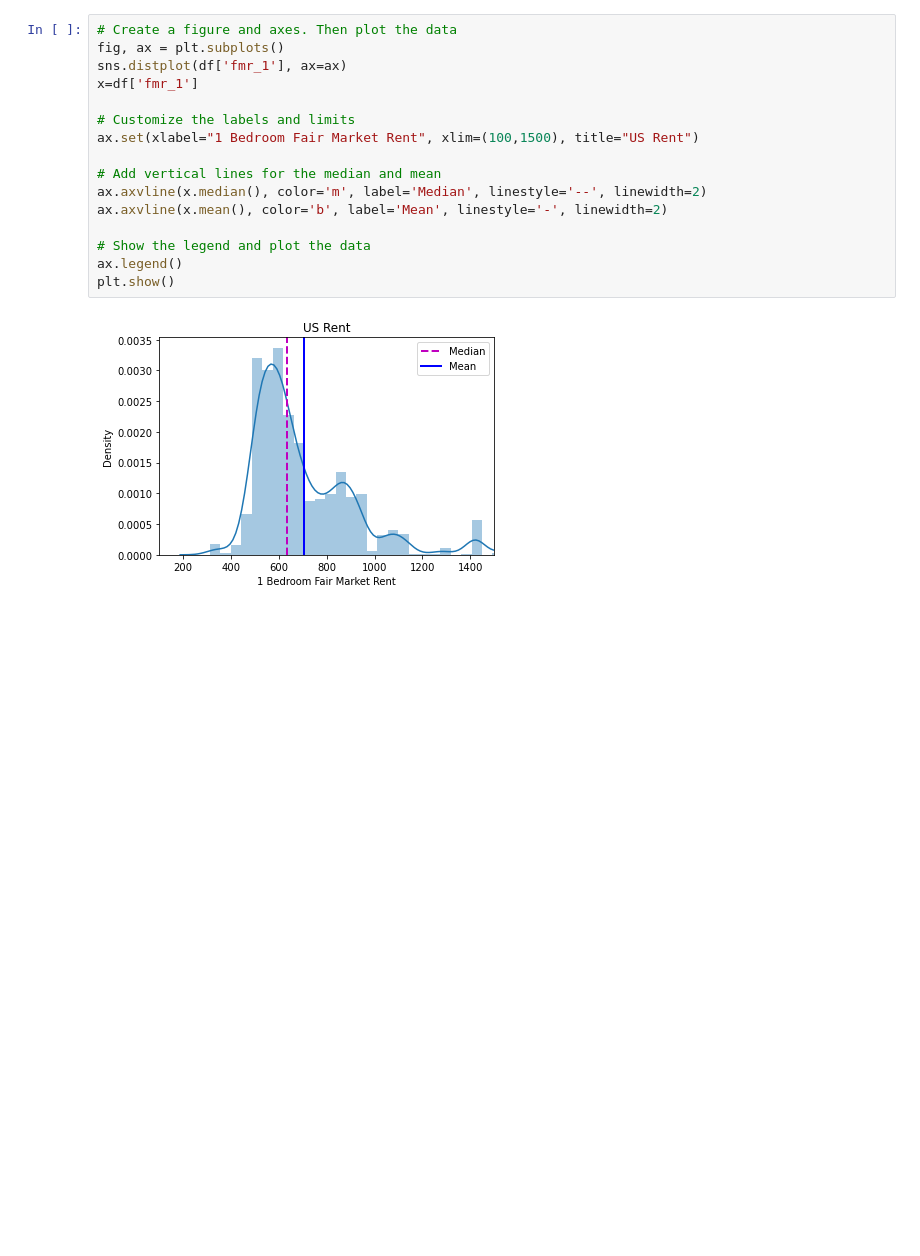
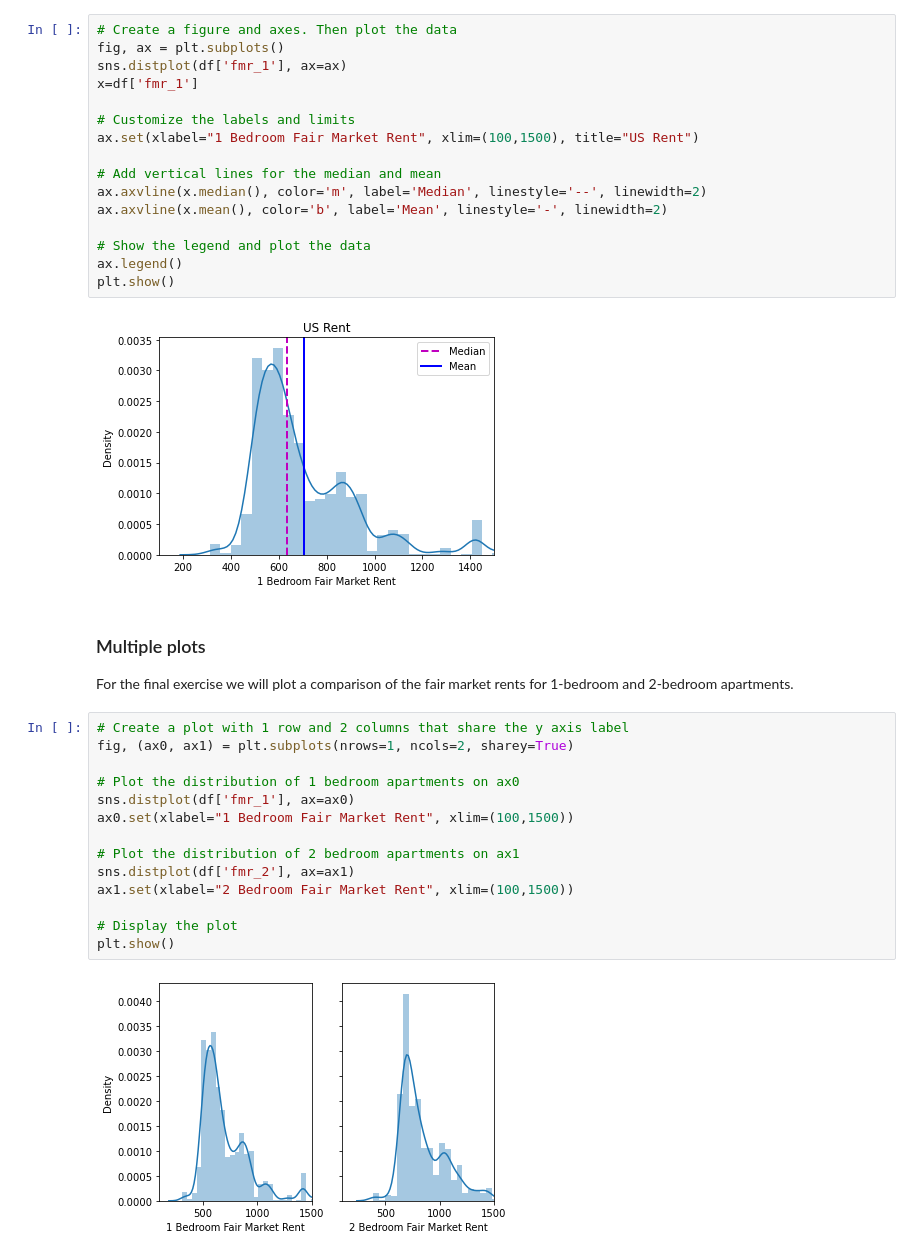
Before and after one commit to Yira-Yareth/Data_Visualization_with_Seaborn, a Jupyter notebook: Customizing_with_matplotlib.ipynb, the cells around one changed output. Cells and saved outputs as stored; diff of their text form; blank space fills up the shorter version.

```diff
--- a/Customizing_with_matplotlib.ipynb
+++ b/Customizing_with_matplotlib.ipynb
@@ -88,3 +88,22 @@ ax.legend()
 plt.show()
 # %% [output]
 [figure]
+# %% [markdown]
+### Multiple plots
+For the final exercise we will plot a comparison of the fair market rents for 1-bedroom and 2-bedroom apartments.
+# %%
+# Create a plot with 1 row and 2 columns that share the y axis label
+fig, (ax0, ax1) = plt.subplots(nrows=1, ncols=2, sharey=True)
+
+# Plot the distribution of 1 bedroom apartments on ax0
+sns.distplot(df['fmr_1'], ax=ax0)
+ax0.set(xlabel="1 Bedroom Fair Market Rent", xlim=(100,1500))
+
+# Plot the distribution of 2 bedroom apartments on ax1
+sns.distplot(df['fmr_2'], ax=ax1)
+ax1.set(xlabel="2 Bedroom Fair Market Rent", xlim=(100,1500))
+
+# Display the plot
+plt.show()
+# %% [output]
+[figure, added]
```
Also changed, not shown: 1 other file.
